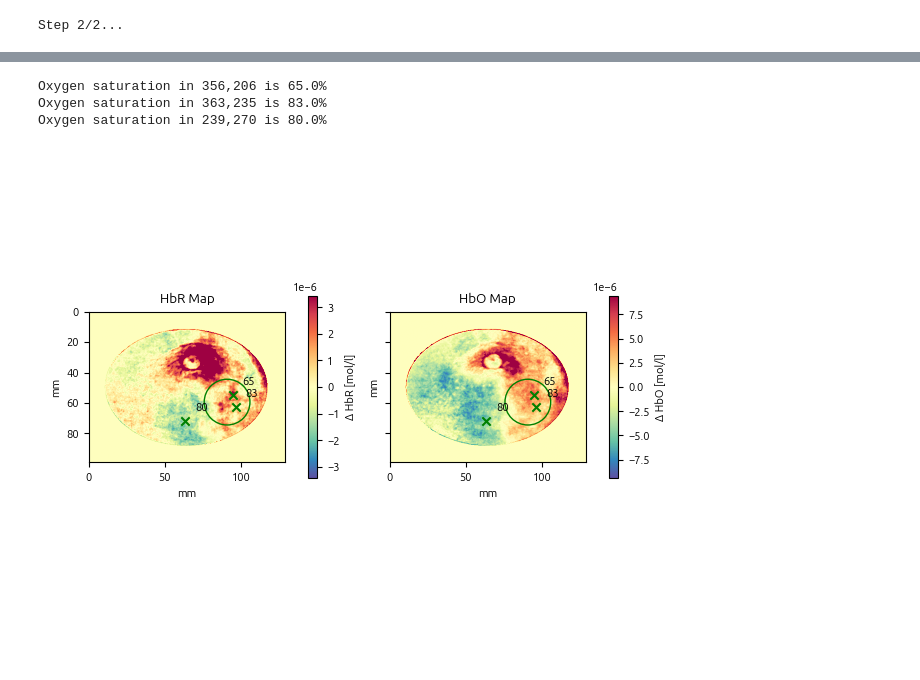
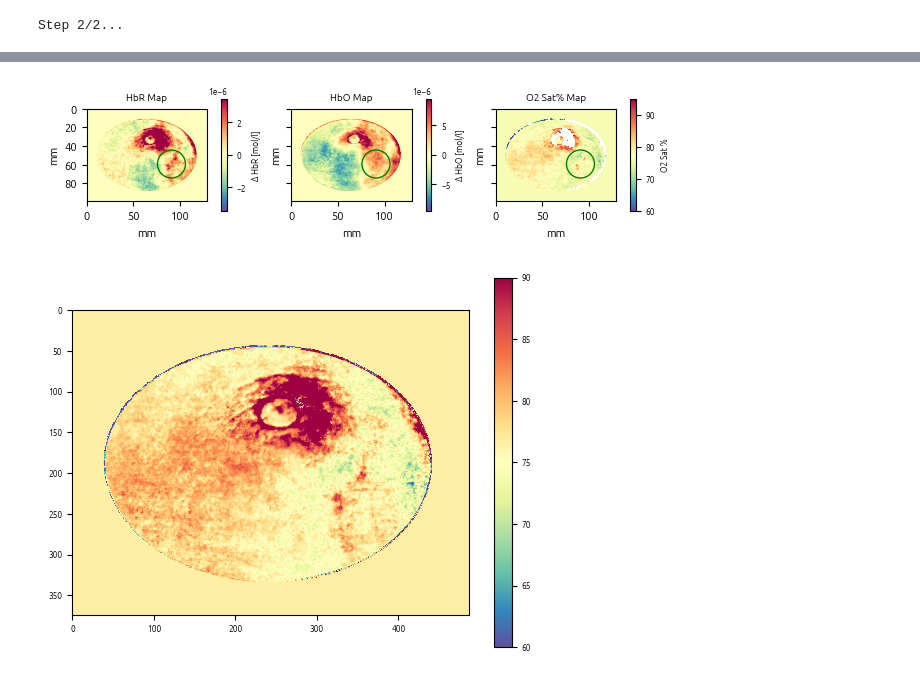
Before and after one commit to nicocarbone/MamoRefCodePublic, a Jupyter notebook: MamoRefRecon2D_ClinicalCase1.ipynb, the cells around one changed output, grey strips where cells are left out. Saved outputs shown, nothing was run; the diff lists cells and outputs as text; code cells hidden in the pictures.

```diff
--- a/MamoRefRecon2D_ClinicalCase1.ipynb
+++ b/MamoRefRecon2D_ClinicalCase1.ipynb
@@ -27,10 +27,12 @@ with open("ClinicalCase1_660nm_reconData.json") as json_file:
 centersShape = reconData['centersShape']
 centersPos = np.fromfile("ClinicalCase1_660nm_centers.bin", dtype=np.int16).reshape(centersShape)
 # %%
+cropSize = 250
 sigmaGauss = 12
 fftStrength = 0
 maxDev = 3
 doTotMap = False
+doSatMap = True
 colorMap = "Spectral_r"
 # %%
 lambdas = [660, 830]
@@ -140,15 +140,12 @@ plt.show()
 # %%
-interestPositions = [[206,356], [235,363], [270,239]]
+#interestPositions = [[206,356], [235,363], [270,239]]
+interestPositions = []
 
 interestSaturations = []
 for i in interestPositions:
     iSat = aux.O2Sat(OxyMap_CC1_2D_filtered[i[0], i[1]], desOxyMap_CC1_2D_filtered[i[0], i[1]])
     interestSaturations.append(int(iSat))
     print("Oxygen saturation in {},{} is {}%".format(i[1],i[0],iSat))
-# %% [output]
-Oxygen saturation in 356,206 is 65.0%
-Oxygen saturation in 363,235 is 83.0%
-Oxygen saturation in 239,270 is 80.0%
 # %%
 
 font = {'family': 'ubuntu',
@@ -167,7 +164,7 @@ incPosition = (342/scale, 224/scale)
 incRadius = 15
 
 
-if doTotMap:
+if doTotMap or doSatMap:
     figSats, ((DesOxy, Oxy, Tot)) = plt.subplots(
         1, 3, sharex=True, sharey=True)
     font["size"] = 6
@@ -191,7 +188,7 @@ for i in range(len(interestPositions)):
     DesOxy.scatter(interestPositions[i][1]/scale,
                    interestPositions[i][0]/scale, marker="x", c="green")
     DesOxy.annotate(str(interestSaturations[i]), xy=(interestPositions[i][1]/scale,
-                    interestPositions[i][0]/scale), xytext=(10,10), textcoords="offset pixels" )
+                    interestPositions[i][0]/scale), xytext=(10, 10), textcoords="offset pixels")
 
 DesOxy.set_xlabel("mm")
 DesOxy.set_ylabel("mm")
@@ -215,7 +212,7 @@ for i in range(len(interestPositions)):
     Oxy.scatter(interestPositions[i][1]/scale,
                 interestPositions[i][0]/scale, marker="x", c="green")
     Oxy.annotate(str(interestSaturations[i]), xy=(interestPositions[i][1]/scale,
-                    interestPositions[i][0]/scale), xytext=(10,10), textcoords="offset pixels" )
+                                                  interestPositions[i][0]/scale), xytext=(10, 10), textcoords="offset pixels")
 
 c2 = figSats.colorbar(figOxy, ax=Oxy, fraction=0.04, pad=0.1)
 c2.set_label("Δ HbO [mol/l]")
@@ -231,33 +228,73 @@ if doTotMap:
     vmin = median - maxDev * sd
 
     figTot = Tot.imshow(TotMap_CC1_2D, vmin=vmin, vmax=vmax,
                         cmap=mp.colormaps[colorMap], extent=extent)
     circle = patches.Circle(incPosition, radius=incRadius,
                             edgecolor='green', facecolor='none')
     Tot.add_patch(circle)
 
     for i in range(len(interestPositions)):
         Tot.scatter(interestPositions[i][1]/scale,
                     interestPositions[i][0]/scale, marker="x", c="green")
         Tot.annotate(str(interestSaturations[i]), xy=(interestPositions[i][1]/scale,
-                    interestPositions[i][0]/scale), xytext=(10,10), textcoords="offset pixels" )
+                                                      interestPositions[i][0]/scale), xytext=(10, 10), textcoords="offset pixels")
 
     c3 = figSats.colorbar(figTot, ax=Tot, fraction=0.04, pad=0.1)
     c3.set_label("Δ HbTot [mol/l]")
+    Tot.set_xlabel("mm")
+    Tot.set_ylabel("mm")
+
+if doSatMap:
+    TotMap_CC1_2D = (OxyMap_CC1_2D_filtered+np.min(OxyMap_CC1_2D_filtered))/(OxyMap_CC1_2D_filtered +
+                                                                             np.min(OxyMap_CC1_2D_filtered) + (desOxyMap_CC1_2D_filtered+np.min(desOxyMap_CC1_2D_filtered)))*100
+    TotMap_CC1_2D[TotMap_CC1_2D>100]=np.nan
+
+    sd = np.nanstd(TotMap_CC1_2D)
+    median = np.nanmedian(TotMap_CC1_2D)
+    vmax = median + maxDev * sd
+    vmin = median - maxDev * sd
+
+    figTot = Tot.imshow(TotMap_CC1_2D, vmin=60, vmax=95,
+                        cmap=mp.colormaps[colorMap], extent=extent)
+    circle = patches.Circle(incPosition, radius=incRadius,
+                            edgecolor='green', facecolor='none')
+    Tot.add_patch(circle)
+
+    for i in range(len(interestPositions)):
+        Tot.scatter(interestPositions[i][1]/scale,
+                    interestPositions[i][0]/scale, marker="x", c="green")
+        Tot.annotate(str(interestSaturations[i]), xy=(interestPositions[i][1]/scale,
+                                                      interestPositions[i][0]/scale), xytext=(10, 10), textcoords="offset pixels")
+
+    c3 = figSats.colorbar(figTot, ax=Tot, fraction=0.04, pad=0.1)
+    c3.set_label("O2 Sat %")
     Tot.set_xlabel("mm")
     Tot.set_ylabel("mm")
 
 DesOxy.set_title("HbR Map")
 
 Oxy.set_title("HbO Map")
 
 if doTotMap:
     Tot.set_title("Total HB HBMap")
 
+if doSatMap:
+    Tot.set_title("O2 Sat% Map")
+
 
 figSats.tight_layout()
 
 plt.show()
-figSats.savefig("CC1_HbMaps_noTot.png", bbox_inches='tight', dpi=300)
+figSats.savefig("CC1_HbMaps_withSats.png", bbox_inches='tight', dpi=300)
 # %% [output]
-[figure, old version]
+[figure, new version]
+# %%
+o2SatMap = (OxyMap_CC1_2D_filtered+np.min(OxyMap_CC1_2D_filtered))/(OxyMap_CC1_2D_filtered +
+                                                                    np.min(OxyMap_CC1_2D_filtered) + (desOxyMap_CC1_2D_filtered+np.min(desOxyMap_CC1_2D_filtered)))*100
+
+plt.figure()
+plt.imshow(o2SatMap, cmap=mp.colormaps[colorMap], vmin=60, vmax=90)
+plt.colorbar()
+plt.show()
+# %% [output]
+[figure, added]
```
Also changed, not shown: parts of 5 cells of this notebook, 3 other files.
